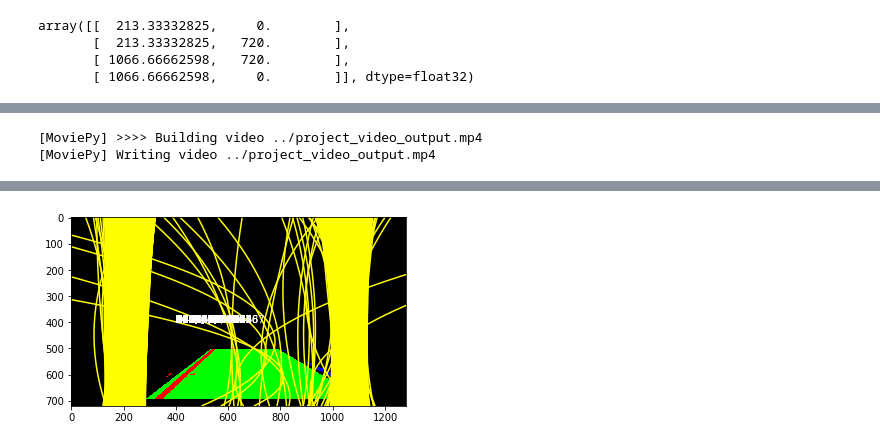
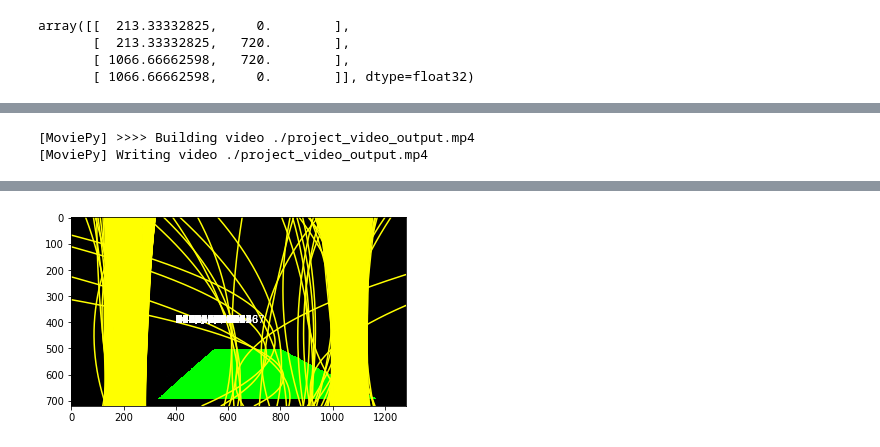
Before and after one commit to cwang717/advanced_lane_lines, a Jupyter notebook: examples/example.ipynb, the cells around one changed output, grey strips where cells are left out. Cells and saved outputs as stored; diff of their text form; code cells hidden in the pictures.

```diff
--- a/examples/example.ipynb
+++ b/examples/example.ipynb
@@ -52,6 +52,8 @@ for fname in images:
 # %% [output]
 [figure]
 # %%
+img = cv2.imread(images[3])
+gray = cv2.cvtColor(img,cv2.COLOR_BGR2GRAY)
 ret, mtx, dist, rvecs, tvecs = cv2.calibrateCamera(objpoints, imgpoints, gray.shape[::-1], None, None)
 # %%
 img = cv2.imread('../camera_cal/calibration1.jpg')
@@ -283,18 +285,21 @@ def fit_polynomial(binary_warped, dst):
 
     ## Visualization ##
 
-    cv2.fillPoly(out_img, np.int32([dst]), (0, 255, 0))
+    left_pts = np.array([[y, x] for y, x in zip(left_fitx, ploty)])
+    right_pts = np.array([[y, x] for y, x in zip(right_fitx, ploty)])
+
+    cv2.fillPoly(out_img, np.int32([np.concatenate([left_pts, np.flip(right_pts, axis=0)])]), (0, 255, 0))
 
     # Colors in the left and right lane regions
-    out_img[lefty, leftx] = [255, 0, 0]
-    out_img[righty, rightx] = [0, 0, 255]
+    # out_img[lefty, leftx] = [255, 0, 0]
+    # out_img[righty, rightx] = [0, 0, 255]
 
     # Plots the left and right polynomials on the lane lines
     plt.plot(left_fitx, ploty, color='yellow')
     plt.plot(right_fitx, ploty, color='yellow')
     plt.text(400, 400, "%d, %d" % (left_curverad, right_curverad), {'color': 'white'})
 
-    return out_img, (left_curverad+right_curverad)/2, ((right_fitx[-1]+left_fitx[-1])/2 - img_size[0]/2)*xm_per_pix
+    return out_img, min(left_curverad, right_curverad), ((right_fitx[-1]+left_fitx[-1])/2 - img_size[0]/2)*xm_per_pix
 
 
 out_img, curverad, distance = fit_polynomial(warped, dst)
@@ -318,6 +323,23 @@ True
 # %%
 from moviepy.editor import VideoFileClip
 from IPython.display import HTML
+# %%
+class LaneDetectCache():
+    def __init__(self):
+        self.radius_cache = np.array([2500])
+        self.curr_mean = -1
+
+    def update_radius(self, new_radius):
+        if len(self.radius_cache) < 10:
+            self.radius_cache = np.append(self.radius_cache, [new_radius])
+            self.curr_mean = np.mean(self.radius_cache)
+        elif np.abs(self.curr_mean - new_radius) > 5000:
+            pass
+        else:
+            self.radius_cache = np.append(np.delete(self.radius_cache, 0), [new_radius])
+            self.curr_mean = np.mean(self.radius_cache)
+
+        return self.curr_mean
 # %%
 def process_image(img):
 
@@ -356,6 +378,7 @@ def process_image(img):
     warped = warper(combined_binary, src, dst)
 
     out_img, curverad, distance = fit_polynomial(warped, dst)
+    curverad = cache.update_radius(curverad)
     filter = warper(out_img, dst, src)
     plt.imshow(filter)
     res = cv2.addWeighted(undistorted_img, 1, filter, 0.8, 1)
@@ -366,10 +389,11 @@ def process_image(img):
 # %%
 output = '../project_video_output.mp4'
 
+cache = LaneDetectCache()
 clip1 = VideoFileClip("../project_video.mp4")
 clip = clip1.fl_image(process_image) #NOTE: this function expects color images!!
 %time clip.write_videofile(output, audio=False)
 # %% [output]
-[MoviePy] >>>> Building video ../project_video_output.mp4
-[MoviePy] Writing video ../project_video_output.mp4
+[MoviePy] >>>> Building video ./project_video_output.mp4
+[MoviePy] Writing video ./project_video_output.mp4
 [MoviePy] Done.
@@ -380,4 +404,4 @@ Wall time: 1min 28s
-[figure, old version]
+[figure, new version]
 # %%
 output = '../challenge_video_output.mp4'
 
```
Also changed, not shown: parts of 4 cells of this notebook, 4 other files.
